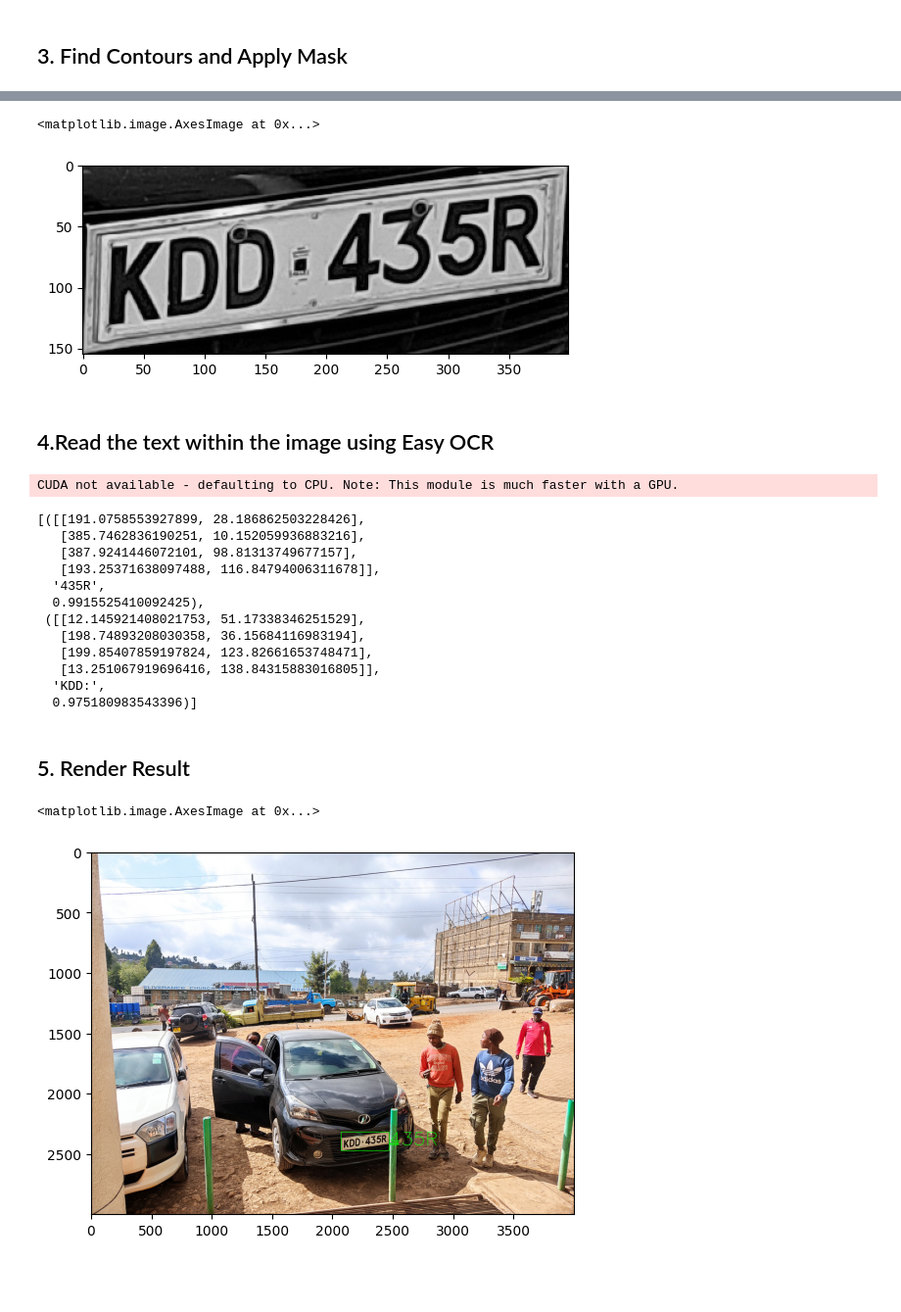
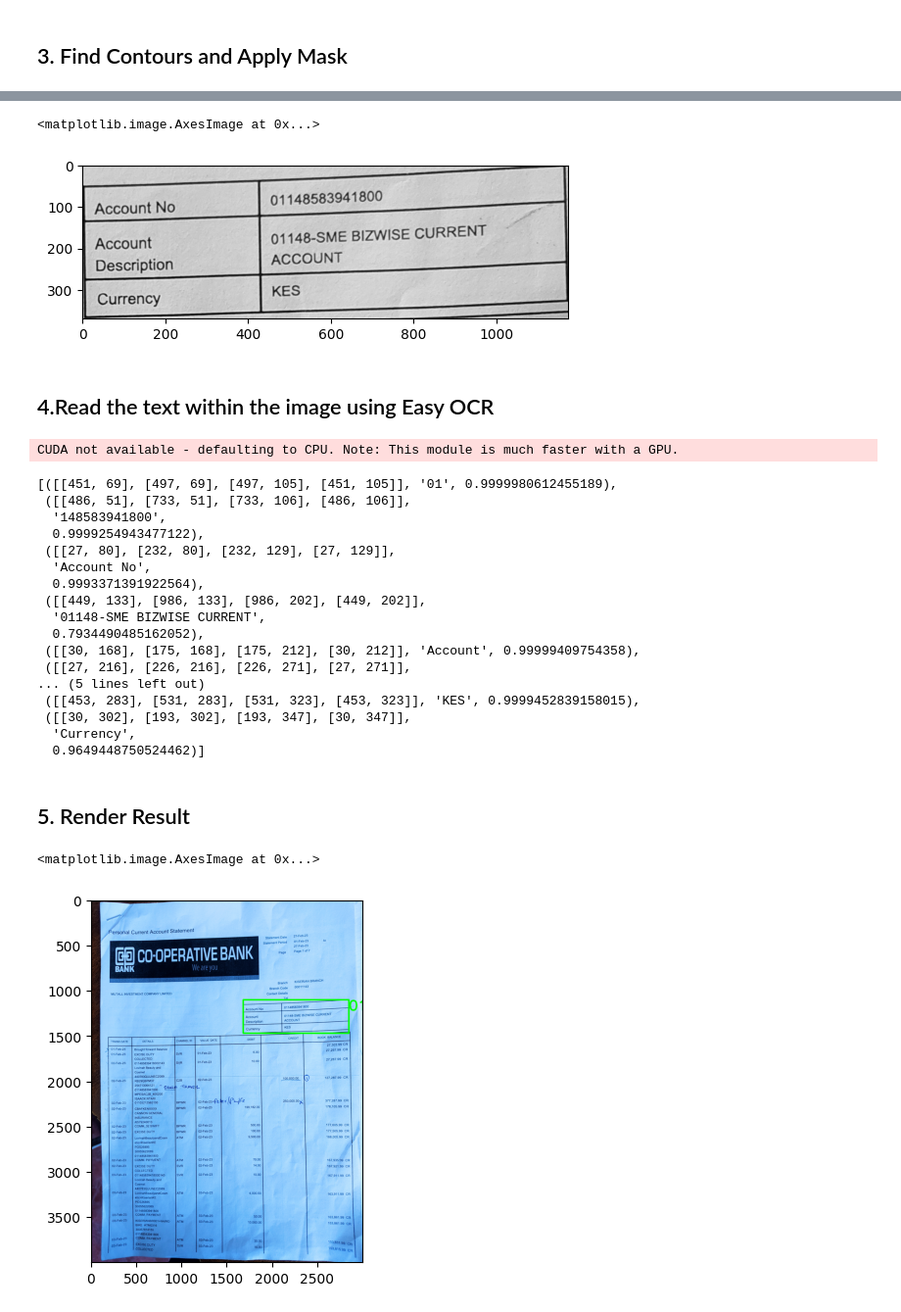
Before and after one commit to kamau-crypto/Image-Metadata, a Jupyter notebook: anpr.ipynb, the cells around one changed output, grey strips where cells are left out. Shown at 98% size. Cells and saved outputs as stored; diff of their text form; code cells hidden in the pictures; blank space fills up the shorter version.

```diff
--- a/anpr.ipynb
+++ b/anpr.ipynb
@@ -9,7 +9,7 @@ import easyocr
 # %% [markdown]
 ## 1. Read the Image, Grayscale, and Blur
 # %%
-img= cv2.imread('./src/IMG_20220920_091525.jpg')
+img= cv2.imread('./src/statements.jpg')
 gray= cv2.cvtColor(img, cv2.COLOR_BGR2GRAY)
 plt.imshow(cv2.cvtColor(gray,cv2.COLOR_BAYER_BG2BGR))
 # %% [output]
@@ -18,7 +18,7 @@ plt.imshow(cv2.cvtColor(gray,cv2.COLOR_BAYER_BG2BGR))
 # %% [markdown]
 ## 2. Apply filters and find edges for localization
 # %%
-bfilter= cv2.bilateralFilter(gray, 12,17,17) ## reduce the noise in the image
+bfilter= cv2.bilateralFilter(gray, 5,9,9) ## reduce the noise in the image
 edged= cv2.Canny(bfilter, 30, 250) # Detect edges
 plt.imshow(cv2.cvtColor(edged, cv2.COLOR_BGR2RGB))
 # %% [output]
@@ -66,7 +66,7 @@ cropped_image= gray[x1:x2+1, y1:y2+1]
 plt.imshow(cv2.cvtColor(cropped_image, cv2.COLOR_BGR2RGB))
 # %% [output]
 <matplotlib.image.AxesImage at 0x...>
-[figure, old version]
+[figure, new version]
 # %% [markdown]
 ## 4.Read the text within the image using Easy OCR
 # %%
@@ -75,26 +75,31 @@ result= reader.readtext(cropped_image)
 result
 # %% [output]
 CUDA not available - defaulting to CPU. Note: This module is much faster with a GPU.
-[([[191.0758553927899, 28.186862503228426],
-   [385.7462836190251, 10.152059936883216],
-   [387.9241446072101, 98.81313749677157],
-   [193.25371638097488, 116.84794006311678]],
-  '435R',
-  0.9915525410092425),
- ([[12.145921408021753, 51.17338346251529],
-   [198.74893208030358, 36.15684116983194],
-   [199.85407859197824, 123.82661653748471],
-   [13.251067919696416, 138.84315883016805]],
-  'KDD:',
-  0.975180983543396)]
+[([[451, 69], [497, 69], [497, 105], [451, 105]], '01', 0.9999980612455189),
+ ([[486, 51], [733, 51], [733, 106], [486, 106]],
+  '148583941800',
+  0.9999254943477122),
+ ([[27, 80], [232, 80], [232, 129], [27, 129]],
+  'Account No',
+  0.9993371391922564),
+ ([[449, 133], [986, 133], [986, 202], [449, 202]],
+  '01148-SME BIZWISE CURRENT',
+  0.7934490485162052),
+ ([[30, 168], [175, 168], [175, 212], [30, 212]], 'Account', 0.99999409754358),
+ ([[27, 216], [226, 216], [226, 271], [27, 271]],
+... (5 lines left out)
+ ([[453, 283], [531, 283], [531, 323], [453, 323]], 'KES', 0.9999452839158015),
+ ([[30, 302], [193, 302], [193, 347], [30, 347]],
+  'Currency',
+  0.9649448750524462)]
 # %% [markdown]
 ## 5. Render Result
 # %%
 text= result[0][-2]
 font= cv2.FONT_HERSHEY_SIMPLEX
-res= cv2.putText(img, text=text, org=(approx[0][0][0], approx[1][0][1]+60), fontFace= font, fontScale=5, color=(0,255,0), thickness=4, lineType=cv2.LINE_AA)
-res= cv2.rectangle(img,tuple(approx[0][0]),tuple(approx[2][0]),(0,255,0),4)
+res= cv2.putText(img, text=text, org=(approx[0][0][0], approx[1][0][1]+65), fontFace= font, fontScale=5, color=(0,255,0), thickness=16, lineType=cv2.LINE_AA)
+res= cv2.rectangle(img,tuple(approx[0][0]),tuple(approx[2][0]),(0,255,0),16)
 plt.imshow(cv2.cvtColor(res,cv2.COLOR_BGR2RGB))
 # %% [output]
 <matplotlib.image.AxesImage at 0x...>
-[figure, old version]
+[figure, new version]
```
Also changed, not shown: parts of 4 cells of this notebook.
